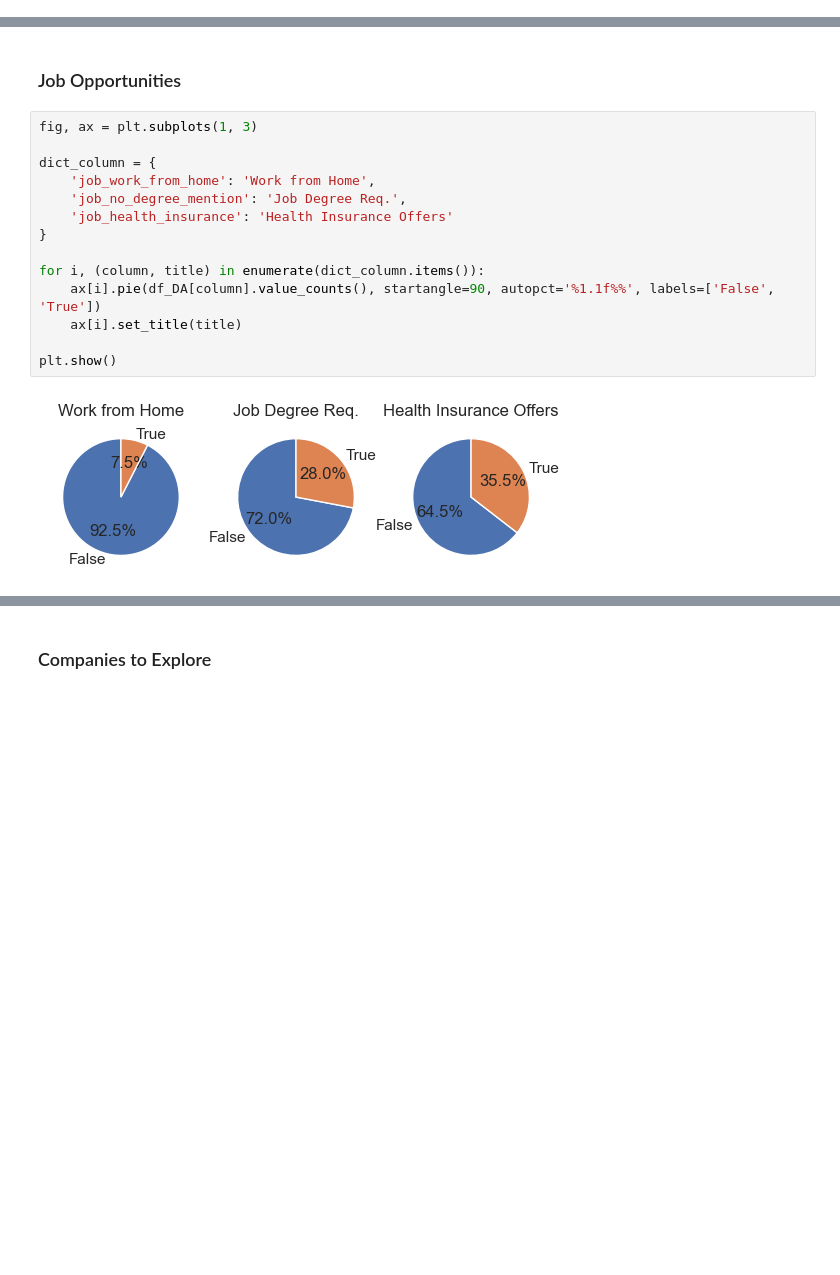
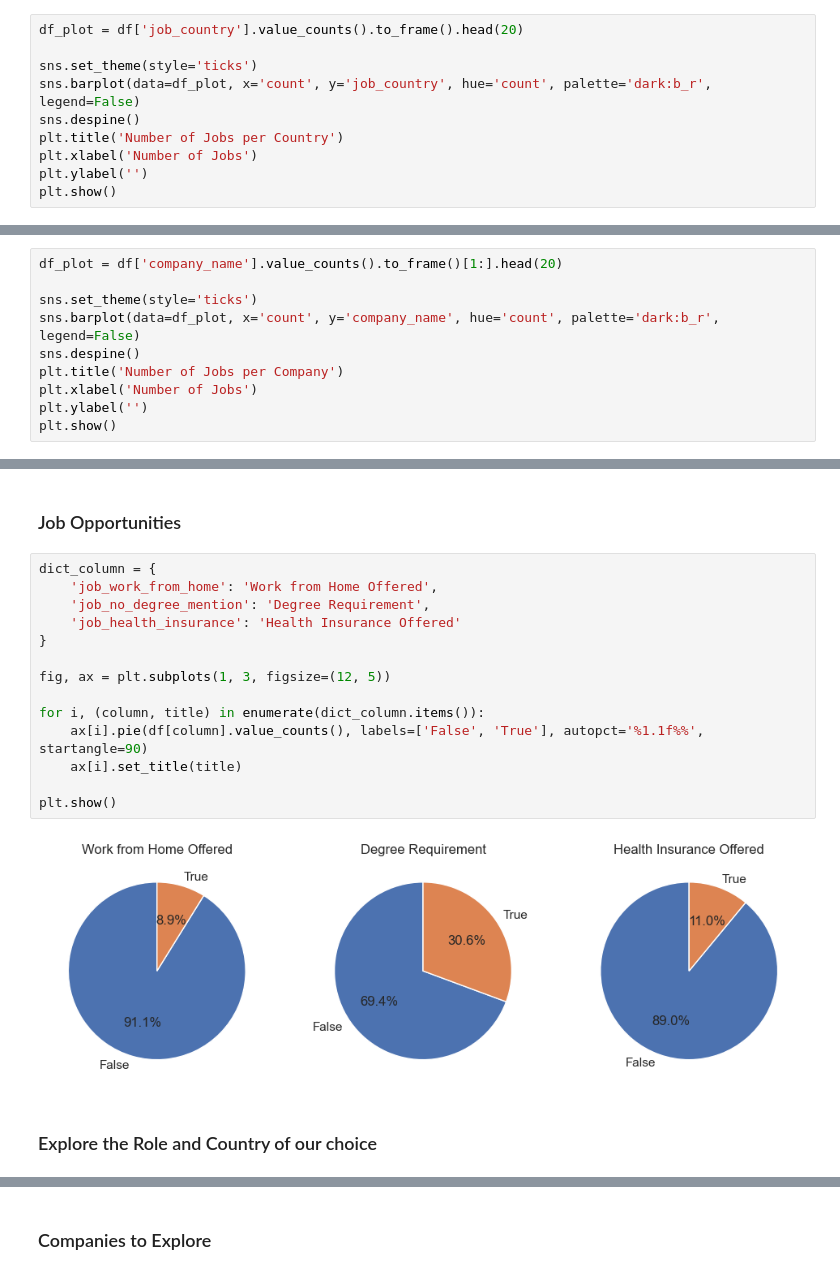
Before and after one commit to augusztinyidaniel/Python_Data_Project, a Jupyter notebook: 3_Project/01_EDA_Intro.ipynb, the cells around one changed output, grey strips where cells are left out. Drawn from its saved outputs; the diff is of its cells as text; blank space fills up the shorter version.

```diff
--- a/3_Project/01_EDA_Intro.ipynb
+++ b/3_Project/01_EDA_Intro.ipynb
@@ -52,0 +57,10 @@ plt.show()
+# %%
+df_plot = df['job_country'].value_counts().to_frame().head(20)
+
+sns.set_theme(style='ticks')
+sns.barplot(data=df_plot, x='count', y='job_country', hue='count', palette='dark:b_r', legend=False)
+sns.despine()
+plt.title('Number of Jobs per Country')
+plt.xlabel('Number of Jobs')
+plt.ylabel('')
+plt.show()
@@ -52,0 +71,10 @@ plt.show()
+# %%
+df_plot = df['company_name'].value_counts().to_frame()[1:].head(20)
+
+sns.set_theme(style='ticks')
+sns.barplot(data=df_plot, x='count', y='company_name', hue='count', palette='dark:b_r', legend=False)
+sns.despine()
+plt.title('Number of Jobs per Company')
+plt.xlabel('Number of Jobs')
+plt.ylabel('')
+plt.show()
@@ -53,18 +83,20 @@ plt.show()
 # %% [markdown]
 ### Job Opportunities
 # %%
-fig, ax = plt.subplots(1, 3)
-
 dict_column = {
-    'job_work_from_home': 'Work from Home',
-    'job_no_degree_mention': 'Job Degree Req.',
-    'job_health_insurance': 'Health Insurance Offers'
+    'job_work_from_home': 'Work from Home Offered',
+    'job_no_degree_mention': 'Degree Requirement',
+    'job_health_insurance': 'Health Insurance Offered'
 }
 
+fig, ax = plt.subplots(1, 3, figsize=(12, 5))
+
 for i, (column, title) in enumerate(dict_column.items()):
-    ax[i].pie(df_DA[column].value_counts(), startangle=90, autopct='%1.1f%%', labels=['False', 'True'])
+    ax[i].pie(df[column].value_counts(), labels=['False', 'True'], autopct='%1.1f%%', startangle=90)
     ax[i].set_title(title)
 
 plt.show()
 # %% [output]
-[figure, old version]
+[figure, new version]
+# %% [markdown]
+### Explore the Role and Country of our choice
```
Also changed, not shown: parts of 18 cells of this notebook, 11 other files.
